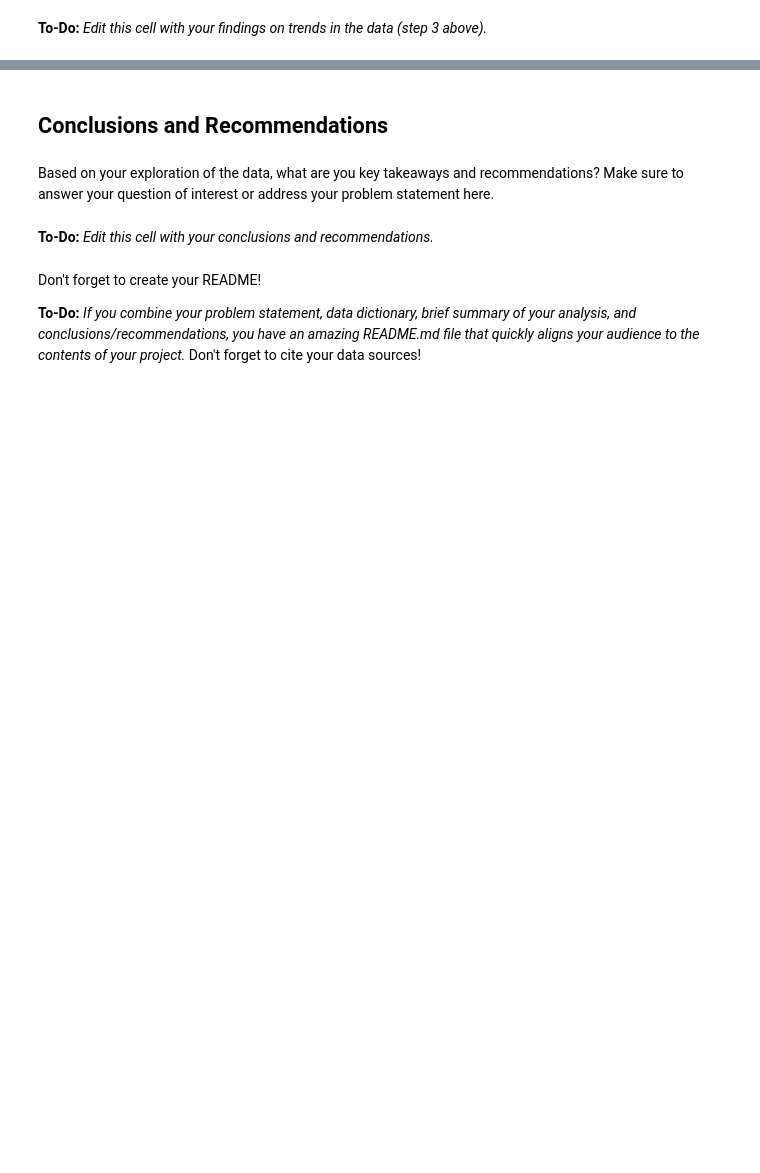
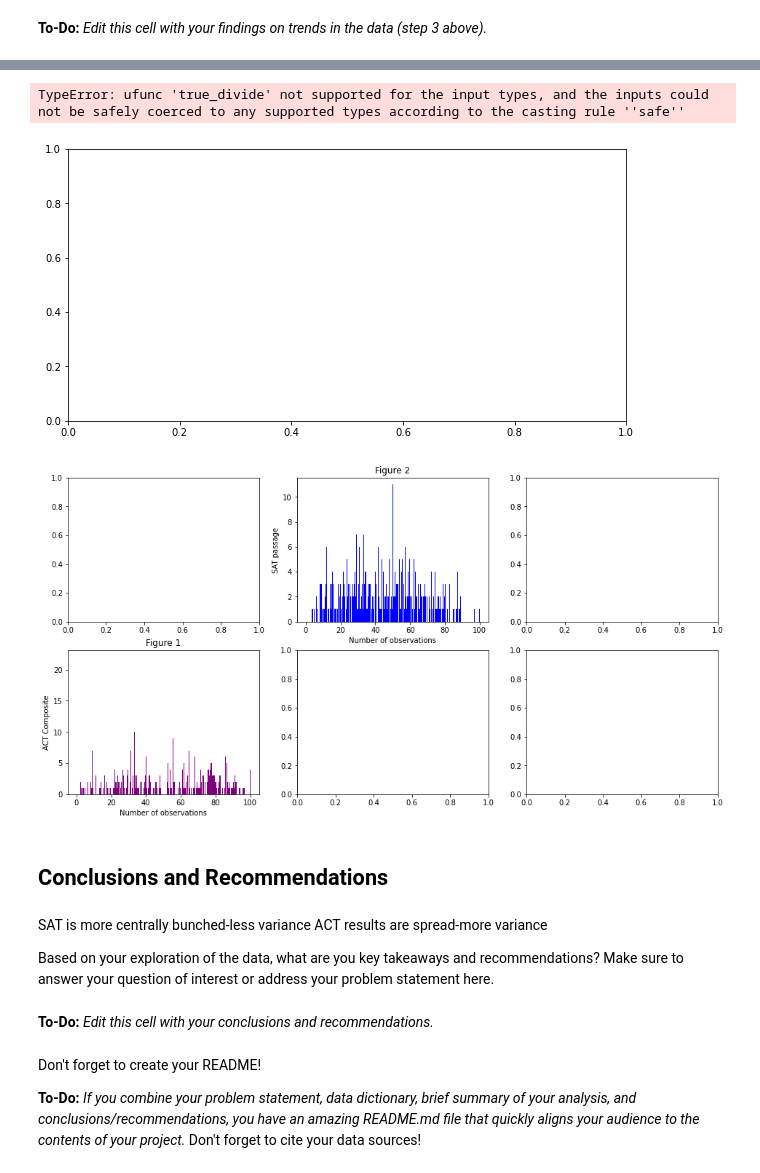
Before and after one commit to vivekbavda/Projects, a Jupyter notebook: code/starter-code.ipynb, the cells around one changed output, grey strips where cells are left out. Cells and saved outputs as stored; diff of their text form; code cells hidden in the pictures; blank space fills up the shorter version.

```diff
--- a/code/starter-code.ipynb
+++ b/code/starter-code.ipynb
@@ -931,6 +1120,32 @@ Here are some prompts to get you started with visualizations. Feel free to add a
+# %%
+fig = plt.subplots(1, 1, figsize = (10, 5))
+fig, ax = plt.subplots(2, 3, figsize = (16, 8))
+ax[1][0].hist(dfa1['percent_of_composite_results_21andup'], bins = 1000,
+              color = 'purple')
+ax[1][0].set_xlabel('Number of observations')
+ax[1][0].set_ylabel('ACT Composite')
+ax[1][0].set_title('Figure 1')
+
+ax[0][1].hist(dfs1['percent_that_passed_both_12thgrade'], bins = 1000,
+              color = 'blue')
+ax[0][1].set_xlabel('Number of observations')
+ax[0][1].set_ylabel('SAT passage')
+ax[0][1].set_title('Figure 2')
+
+ax[1, 1].boxplot(dfa1)
+ax[1, 1].set_title('basic plot')
+# %% [output]
+TypeError: ufunc 'true_divide' not supported for the input types, and the inputs could not be safely coerced to any supported types according to the casting rule ''safe''
+[figure, added]
+[figure, added]
 # %% [markdown]
 ## Conclusions and Recommendations
 # %% [markdown]
+
+SAT is more centrally bunched-less variance
+ACT results are spread-more variance
+
+
 Based on your exploration of the data, what are you key takeaways and recommendations? Make sure to answer your question of interest or address your problem statement here.
 # %% [markdown]
 **To-Do:** *Edit this cell with your conclusions and recommendations.*
```
Also changed, not shown: parts of 21 cells of this notebook.
